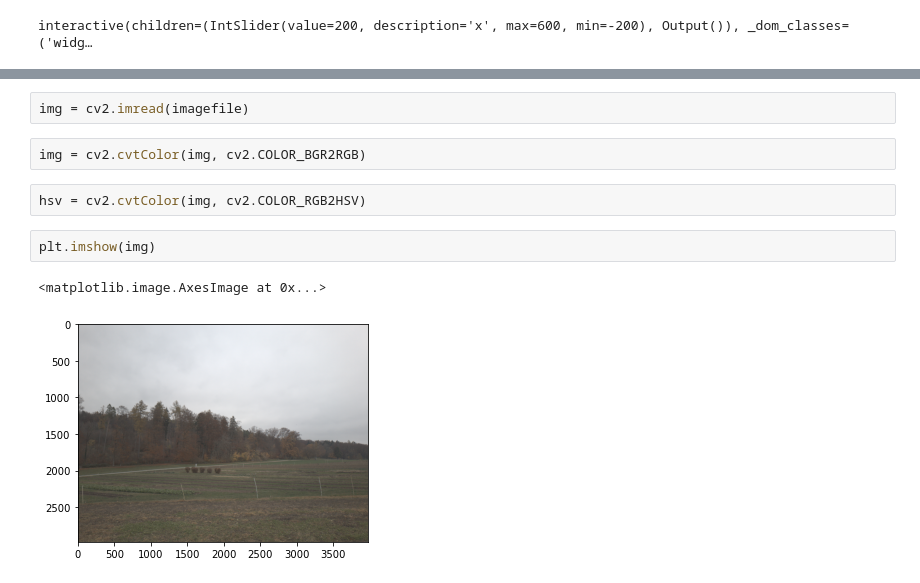
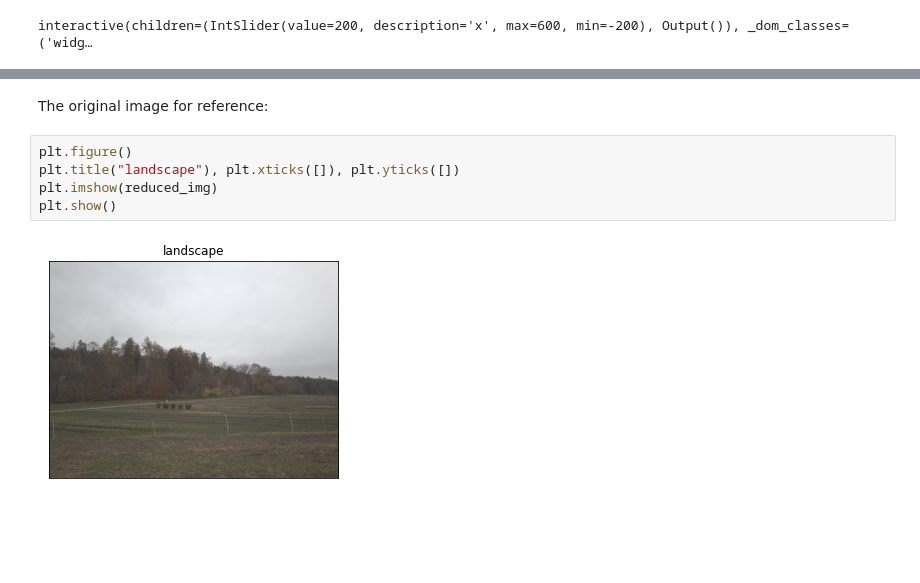
Before and after one commit to uol-mediaprocessing-202021/medienverarbeitung-b-color-and-tone-correction, a Jupyter notebook: ColorCorrection.ipynb, the cells around one changed output, grey strips where cells are left out. Cells and saved outputs as stored; diff of their text form; blank space fills up the shorter version.

```diff
--- a/ColorCorrection.ipynb
+++ b/ColorCorrection.ipynb
@@ -55,11 +62,9 @@ plt.imshow(img)
-# %%
-img = cv2.imread(imagefile)
-# %%
-img = cv2.cvtColor(img, cv2.COLOR_BGR2RGB)
-# %%
-hsv = cv2.cvtColor(img, cv2.COLOR_RGB2HSV)
-# %%
-plt.imshow(img)
-# %% [output]
-<matplotlib.image.AxesImage at 0x...>
-[figure, removed]
+# %% [markdown]
+The original image for reference:
+# %%
+plt.figure()
+plt.title("landscape"), plt.xticks([]), plt.yticks([])
+plt.imshow(reduced_img)
+plt.show()
+# %% [output]
+[figure, added]
```
Also changed, not shown: parts of 32 cells of this notebook, 1 other file.
